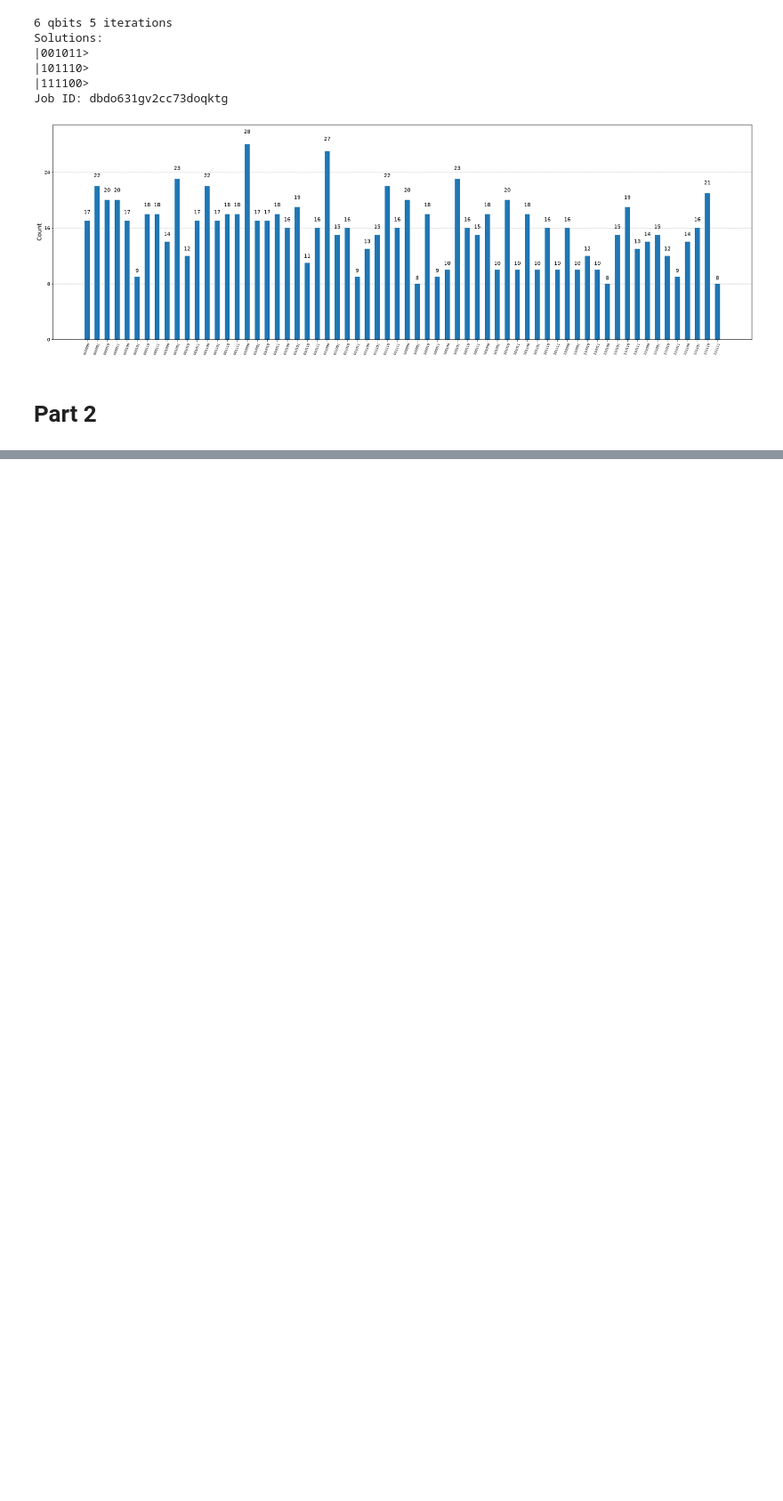
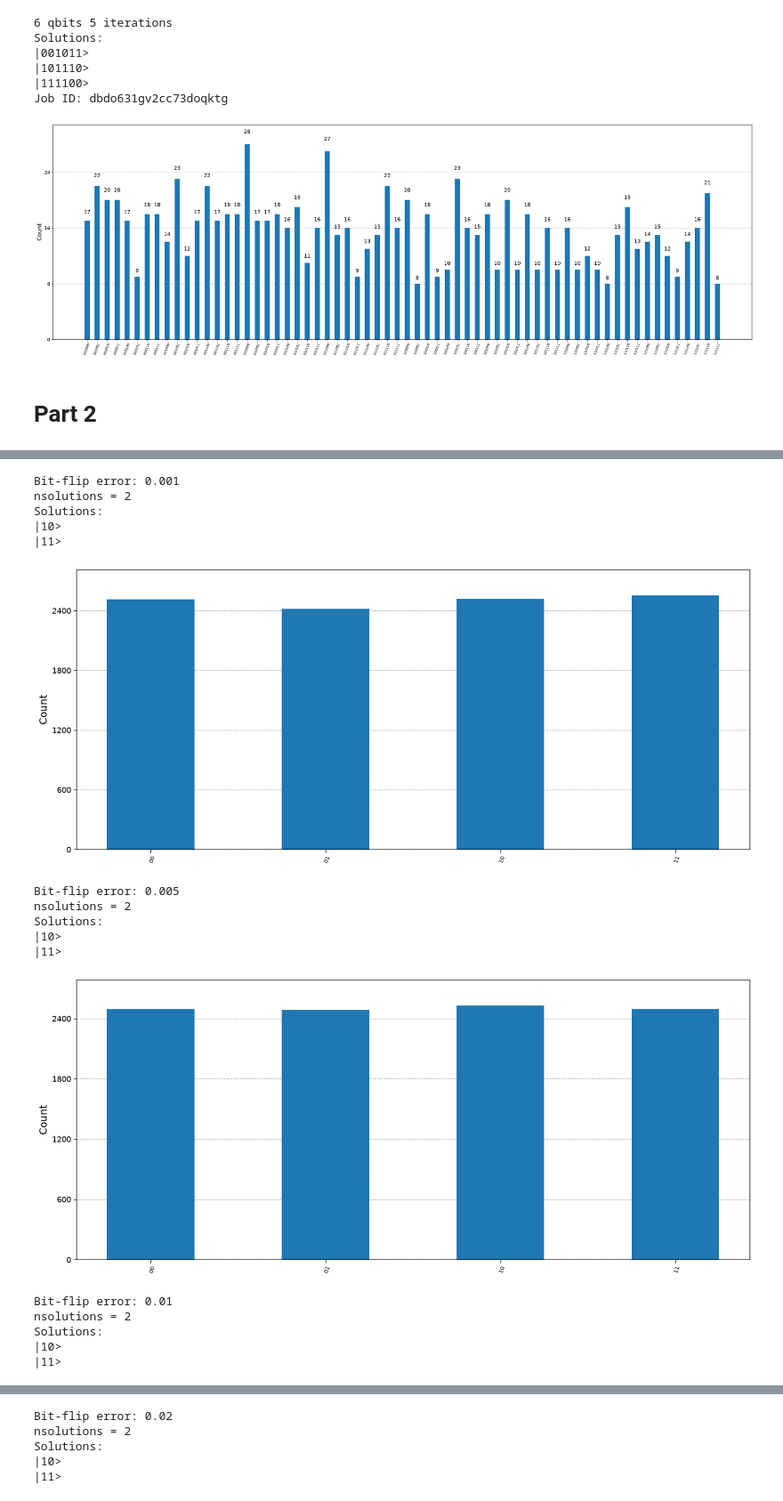
Before and after one commit to KingCobra021/Quantum-A1, a Jupyter notebook: A1.ipynb, the cells around one changed output, grey strips where cells are left out. Shown at 89% size. Cells and saved outputs as stored; diff of their text form; code cells hidden in the pictures; blank space fills up the shorter version.

```diff
--- a/A1.ipynb
+++ b/A1.ipynb
@@ -744,0 +800,51 @@ Job ID: dbdo631gv2cc73doqktg
+# %%
+def grover_quantum(n, iterations):
+    oracle = grover_problem_oracle(n, variant=0, print_solutions=True)
+
+    grover_circuit = QuantumCircuit(n)
+
+    grover_circuit = initialize_s(grover_circuit, range(n))
+
+    for i in range(iterations):
+        grover_circuit.append(oracle, range(n))
+        grover_circuit.append(diffuser(n), range(n))
+
+    grover_circuit.measure_all()
+
+    return grover_circuit
+# %%
+def noisy_grover(n, iterations, p_gate, p_meas=0.01):
+    qc = grover_quantum(n, iterations)
+
+    simulator = AerSimulator(noise_model=get_noise(p_meas, p_gate))
+
+    qcc = transpile(qc, basis_gates=["u1", "u2", "u3", "cx"], optimization_level=0)
+
+    counts = simulator.run(qcc, shots=10000).result().get_counts()
+
+    display(plot_histogram(counts, figsize=(max(14, len(counts)*0.3), 6), bar_labels=False))
+
+    return counts
+# %%
+for p_gate in [0.001, 0.005, 0.01, 0.02, 0.05]:
+    print(f"Bit-flip error: {p_gate}")
+
+    counts = noisy_grover(n=2, iterations=2,p_gate=p_gate,p_meas=0.01)
+# %% [output]
+Bit-flip error: 0.001
+nsolutions = 2
+Solutions:
+|10>
+|11>
+[figure, added]
+Bit-flip error: 0.005
+nsolutions = 2
+Solutions:
+|10>
+|11>
+[figure, added]
+Bit-flip error: 0.01
+nsolutions = 2
+Solutions:
+|10>
+|11>
@@ -744,0 +852,5 @@ Job ID: dbdo631gv2cc73doqktg
+Bit-flip error: 0.02
+nsolutions = 2
+Solutions:
+|10>
+|11>
```
Also changed, not shown: parts of 10 cells of this notebook.
